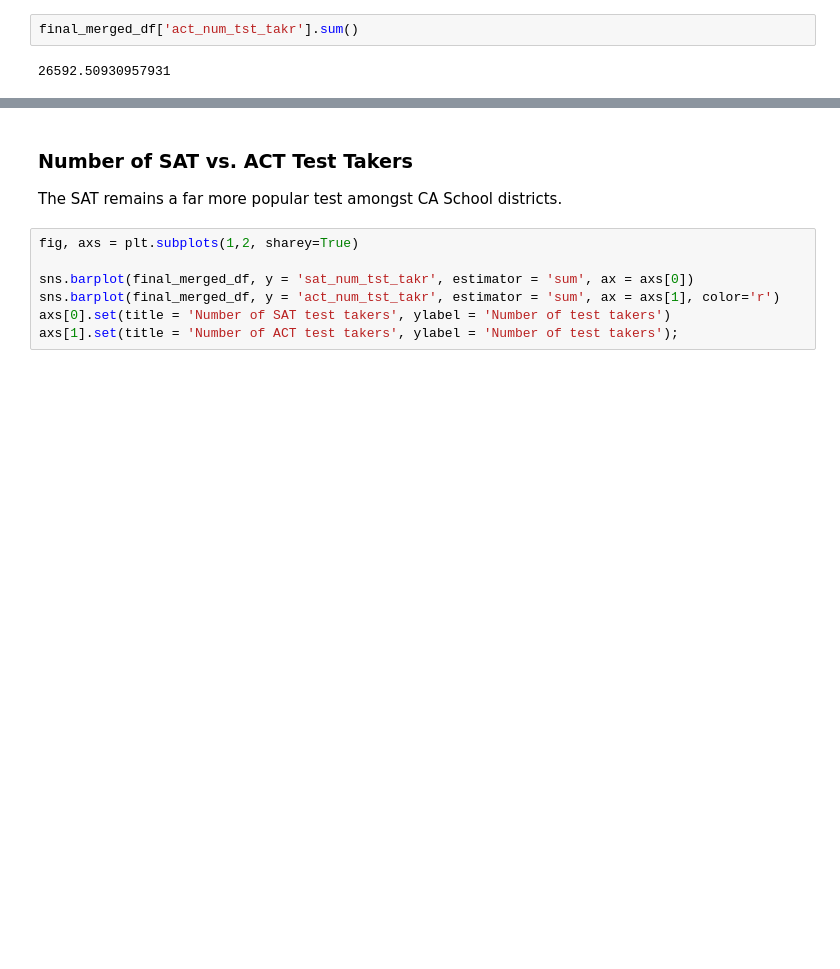
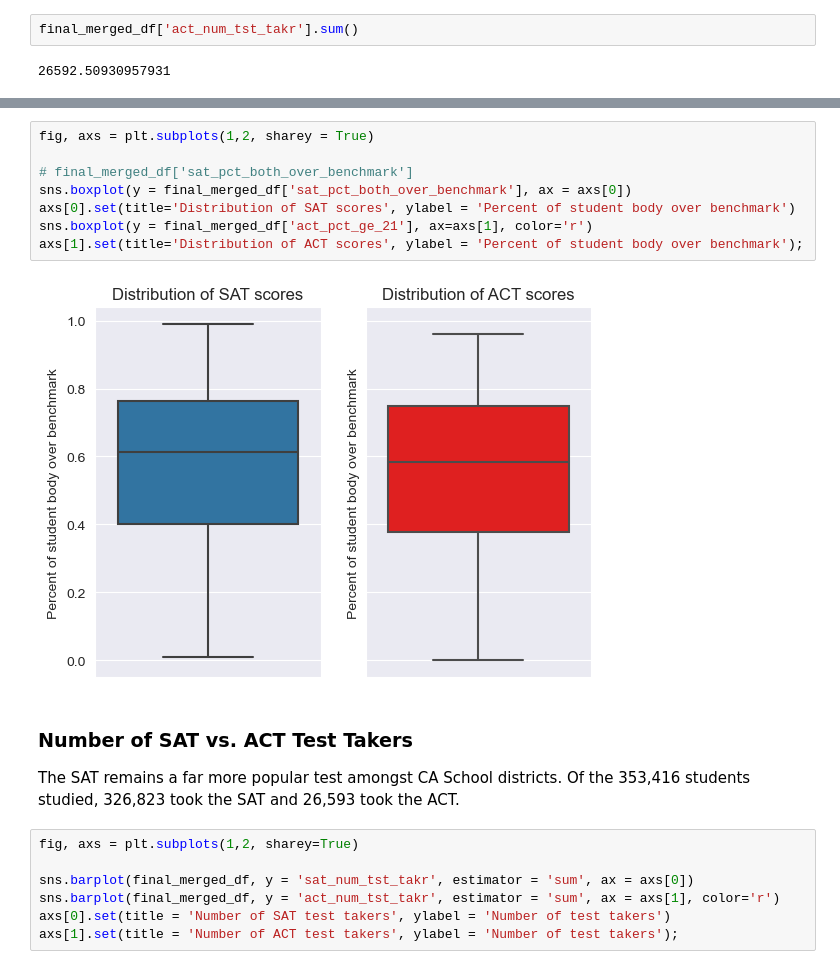
Before and after one commit to AlexSpradling/california_sat_analysis, a Jupyter notebook: code/Alex-Project1.ipynb, the cells around one changed output, grey strips where cells are left out. Cells and saved outputs as stored; diff of their text form; blank space fills up the shorter version.

```diff
--- a/code/Alex-Project1.ipynb
+++ b/code/Alex-Project1.ipynb
@@ -774,7 +829,17 @@ axs.set(title = 'Distribution of SAT/ACT performance in CA School Districts');
+# %%
+fig, axs = plt.subplots(1,2, sharey = True)
+
+# final_merged_df['sat_pct_both_over_benchmark']
+sns.boxplot(y = final_merged_df['sat_pct_both_over_benchmark'], ax = axs[0])
+axs[0].set(title='Distribution of SAT scores', ylabel = 'Percent of student body over benchmark')
+sns.boxplot(y = final_merged_df['act_pct_ge_21'], ax=axs[1], color='r')
+axs[1].set(title='Distribution of ACT scores', ylabel = 'Percent of student body over benchmark');
+# %% [output]
+[figure, added]
 # %% [markdown]
 ### Number of SAT vs. ACT Test Takers
 
-The SAT remains a far more popular test amongst CA School districts.
+The SAT remains a far more popular test amongst CA School districts. Of the 353,416 students studied, 326,823 took the SAT and 26,593 took the ACT.
 # %%
 fig, axs = plt.subplots(1,2, sharey=True)
 
```
Also changed, not shown: parts of 18 cells of this notebook.
